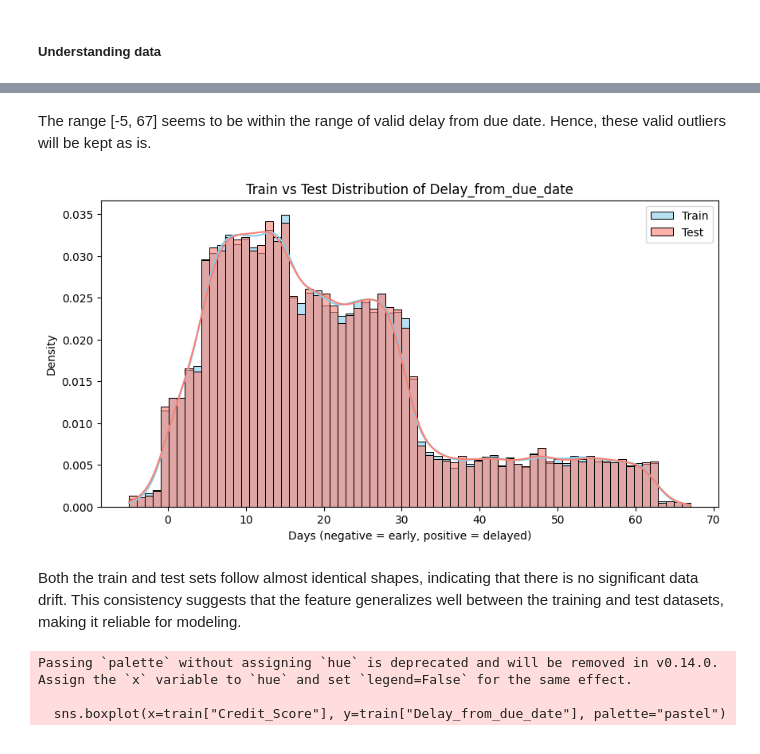
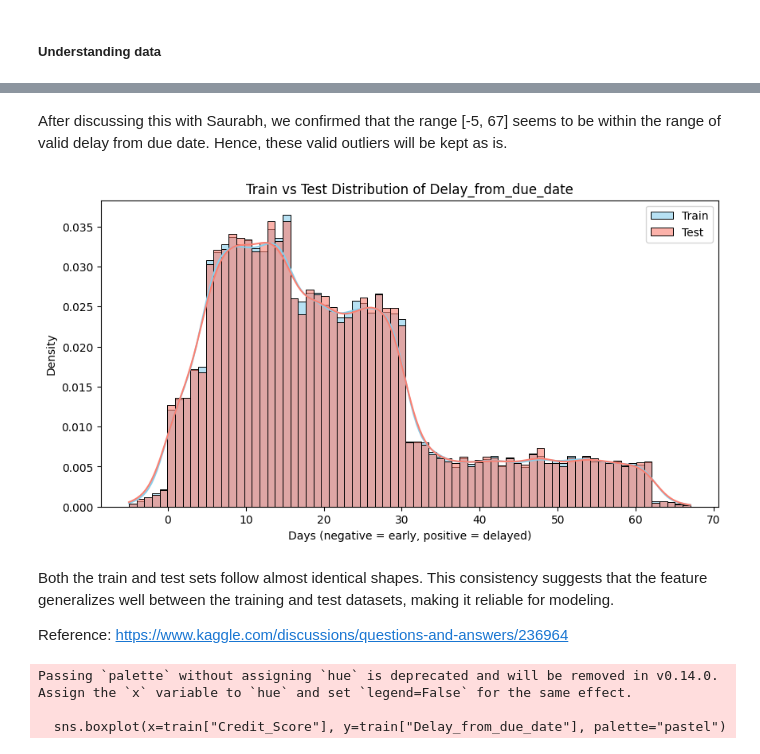
Before and after one commit to tlee817/amex-credit-score-classification, a Jupyter notebook: ml_pipeline_notebook.ipynb, the cells around one changed output, grey strips where cells are left out. Saved outputs shown, nothing was run; the diff lists cells and outputs as text; code cells hidden in the pictures.

```diff
--- a/ml_pipeline_notebook.ipynb
+++ b/ml_pipeline_notebook.ipynb
@@ -2165,19 +2175,21 @@ value_counts (all values):
 Name: count, Length: 73, dtype: int64
 # %% [markdown]
-The range [-5, 67] seems to be within the range of valid delay from due date. Hence, these valid outliers will be kept as is.
+After discussing this with Saurabh, we confirmed that the range [-5, 67] seems to be within the range of valid delay from due date. Hence, these valid outliers will be kept as is.
 # %%
 plt.figure(figsize=(10, 5))
-sns.histplot(df_train, bins=70, color='skyblue', label='Train', kde=True, stat='density', alpha=0.6)
-sns.histplot(df_test.dropna(), bins=70, color='salmon', label='Test', kde=True, stat='density', alpha=0.6)
+sns.histplot(df_train, bins=73, color='skyblue', label='Train', kde=True, stat='density', alpha=0.6)
+sns.histplot(df_test, bins=73, color='salmon', label='Test', kde=True, stat='density', alpha=0.6)
 plt.title("Train vs Test Distribution of Delay_from_due_date")
 plt.xlabel("Days (negative = early, positive = delayed)")
 plt.ylabel("Density")
 plt.legend()
 plt.show()
 # %% [output]
-[figure, old version]
+[figure, new version]
 # %% [markdown]
-Both the train and test sets follow almost identical shapes, indicating that there is no significant data drift. This consistency suggests that the feature generalizes well between the training and test datasets, making it reliable for modeling.
+Both the train and test sets follow almost identical shapes. This consistency suggests that the feature generalizes well between the training and test datasets, making it reliable for modeling.
+
+Reference: https://www.kaggle.com/discussions/questions-and-answers/236964
 # %%
 plt.figure(figsize=(8, 5))
 sns.boxplot(x=train["Credit_Score"], y=train["Delay_from_due_date"], palette="pastel")
```
Also changed, not shown: parts of 74 cells of this notebook.
